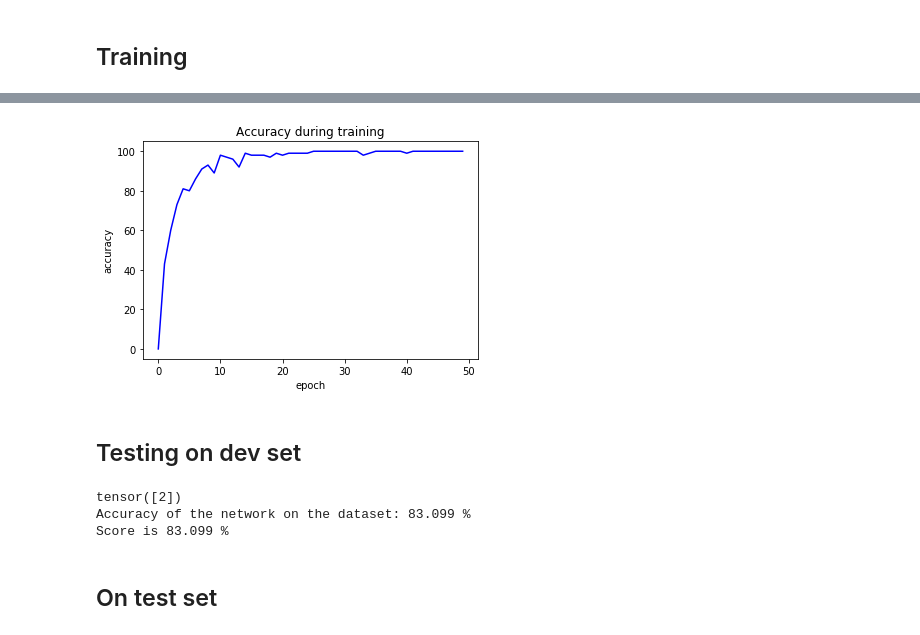
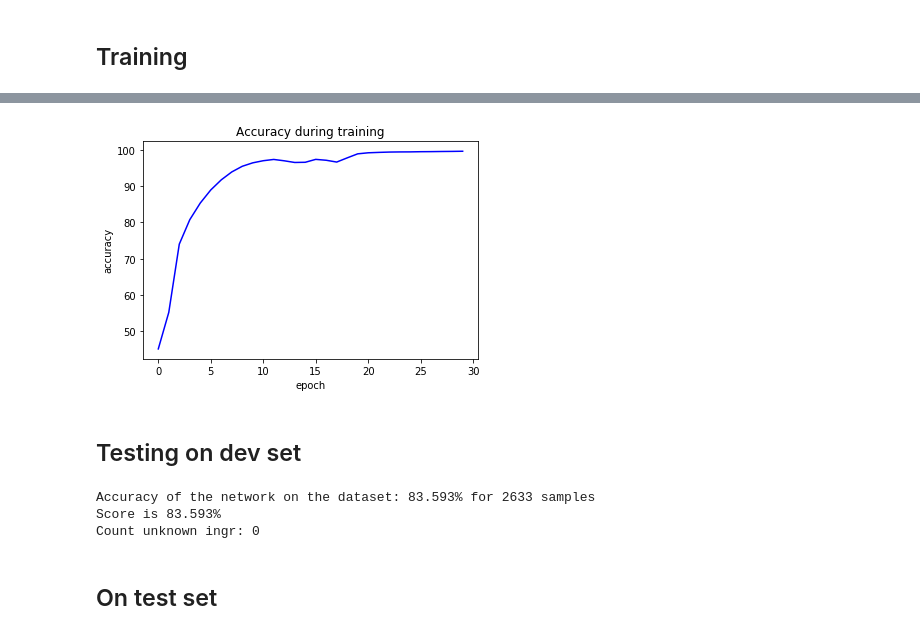
Before and after one commit to catherning/food_recipe_gen, a Jupyter notebook: cuisine_classification/NN_classification.ipynb, the cells around one changed output, grey strips where cells are left out. Saved outputs shown, nothing was run; the diff lists cells and outputs as text; code cells hidden in the pictures.

```diff
--- a/cuisine_classification/NN_classification.ipynb
+++ b/cuisine_classification/NN_classification.ipynb
@@ -21,11 +23,15 @@ import torch.optim as optim
 # %%
 FOLDER_PATH = "D:\\Google Drive\\Catherning Folder\\THU\\Thesis\\Recipe datasets\\"
 DATASET = ["scirep-cuisines-detail","Yummly28"]
-FILES = ["random_data.pkl","cluster_centroid_data.pkl","full_data.pkl"]
-balanced = True
+FILES = ["random","cluster_centroid","full"]
+dataset = DATASET[1]
+file = FILES[2]
+
+balanced = False
+load = False
 # %%
 # TODO put together both datasets (same method of undersampling, or undersample afterwards ?) & test
-df=pd.read_pickle(os.path.join(FOLDER_PATH,DATASET[1],FILES[2]))
+df=pd.read_pickle(os.path.join(FOLDER_PATH,dataset,file+"_data.pkl"))
 df=df.reset_index()
 df
 # %% [output]
@@ -152,7 +159,7 @@ EMBED_DIM2 = 64
 NUM_CLASSES = len(vocab_cuisine) #51 or 20
 BATCH_SIZE = 100
 PRINT_FREQ = 20
-NB_EPOCHS = 50
+NB_EPOCHS = 30
 # %% [markdown]
 Weighted random sampling, with stratified split for the train and test dataset. But loss doesn't decrease (need to see more epochs ?)
 # %%
@@ -280,16 +270,23 @@ Accuracy of the network on epoch 50: 99.886
 Finished Training
+# %%
+date = datetime.now().strftime("%m-%d-%H-%M")
+RESULTS_FOLDER = os.path.join(FOLDER_PATH,dataset,f"results_{date}{balanced*'_bal'}_{file}")
+if not os.path.exists(RESULTS_FOLDER):
+    os.makedirs(RESULTS_FOLDER)
 # %%
 fig = plt.figure()
 ax = fig.add_subplot(111)
 x_points = [i for i in range(0,NB_EPOCHS)]
-epoch_accuracy2=[]
-for i in range(len(epoch_accuracy)):
-    if i%237==0:
-        epoch_accuracy2.append(epoch_accuracy[i])
-p = ax.plot(x_points, epoch_accuracy2, 'b')
+# epoch_accuracy2=[]
+# for i in range(len(epoch_accuracy)):
+#     if i%237==0:
+#         epoch_accuracy2.append(epoch_accuracy[i])
+p = ax.plot(x_points, epoch_accuracy, 'b')
 ax.set_xlabel('epoch')
 ax.set_ylabel('accuracy')
 ax.set_title('Accuracy during training')
 fig.show()
+
+fig.savefig(os.path.join(RESULTS_FOLDER,'accuracy_training.png'), dpi=fig.dpi)
 # %% [output]
-[figure, old version]
+[figure, new version]
@@ -328,8 +312,8 @@ def fbeta_score(y_true, y_pred, beta, threshold, eps=1e-9):
         div(precision.mul(beta2) + recall + eps).
         mul(1 + beta2))
 # %%
-def score(network, dataloader):
-
+def score(network, dataloader,test=False,threshold=None):
+    count_unk=0
     correct = 0
     total = 0
     all_predict = []
@@ -337,30 +321,47 @@ def score(network, dataloader):
     with torch.no_grad():
         for data in dataloader:
             inputs = data[0]
+
+            # Removing samples where you don't know more than 2 of the ingr doesn't help the model much
+            if inputs[0][vocab_ingrs.word2idx["<unk>"]]>3:
+                count_unk+=1
+                continue
+
             labels = data[1]
             outputs = network(inputs.float())
-            _, predicted = torch.max(outputs.data, 1)
+
+            if test:
+                # Only taking the prediction when the model thinks it's threshold% probable that the label is x
+                # Also not that good, accuracy of 42% instead of 82% on dev set
+                proba = torch.nn.functional.softmax(outputs,dim=1)
+                p_max, predicted = torch.max(proba,1)
+                if p_max < threshold:
+                    continue
+            else:
+                _, predicted = torch.max(outputs.data, 1)
+
             all_predict.append(predicted)
             all_labels.append(labels)
             total += labels.size(0)
             correct += (predicted == labels).sum().item()
-    print(predicted)
+
     accuracy= 100 * correct / total
-    print(f'Accuracy of the network on the dataset: {accuracy:.3f} %')
+    print(f'Accuracy of the network on the dataset: {accuracy:.3f}% for {total} samples')
 
     one_hot_pred = F.one_hot(torch.LongTensor(all_predict).to(torch.int64), NUM_CLASSES)
     one_hot_lab = F.one_hot(torch.LongTensor(all_labels).to(torch.int64), NUM_CLASSES)
     fbeta_pytorch = f2_score(one_hot_pred, one_hot_lab)
 
-    print(f'Score is {100* fbeta_pytorch:.3f} %')
+    print(f'Score is {100* fbeta_pytorch:.3f}%')
+    print(f'Count unknown ingr: {count_unk}')
 
     return accuracy, fbeta_pytorch
 
 dev_accuracy, dev_fscore = score(net,dev_loader)
 # %% [output]
-tensor([2])
-Accuracy of the network on the dataset: 83.099 %
-Score is 83.099 %
+Accuracy of the network on the dataset: 83.593% for 2633 samples
+Score is 83.593%
+Count unknown ingr: 0
 # %% [markdown]
 ## On test set
 # %%
```
Also changed, not shown: parts of 14 cells of this notebook, 1 other file.
